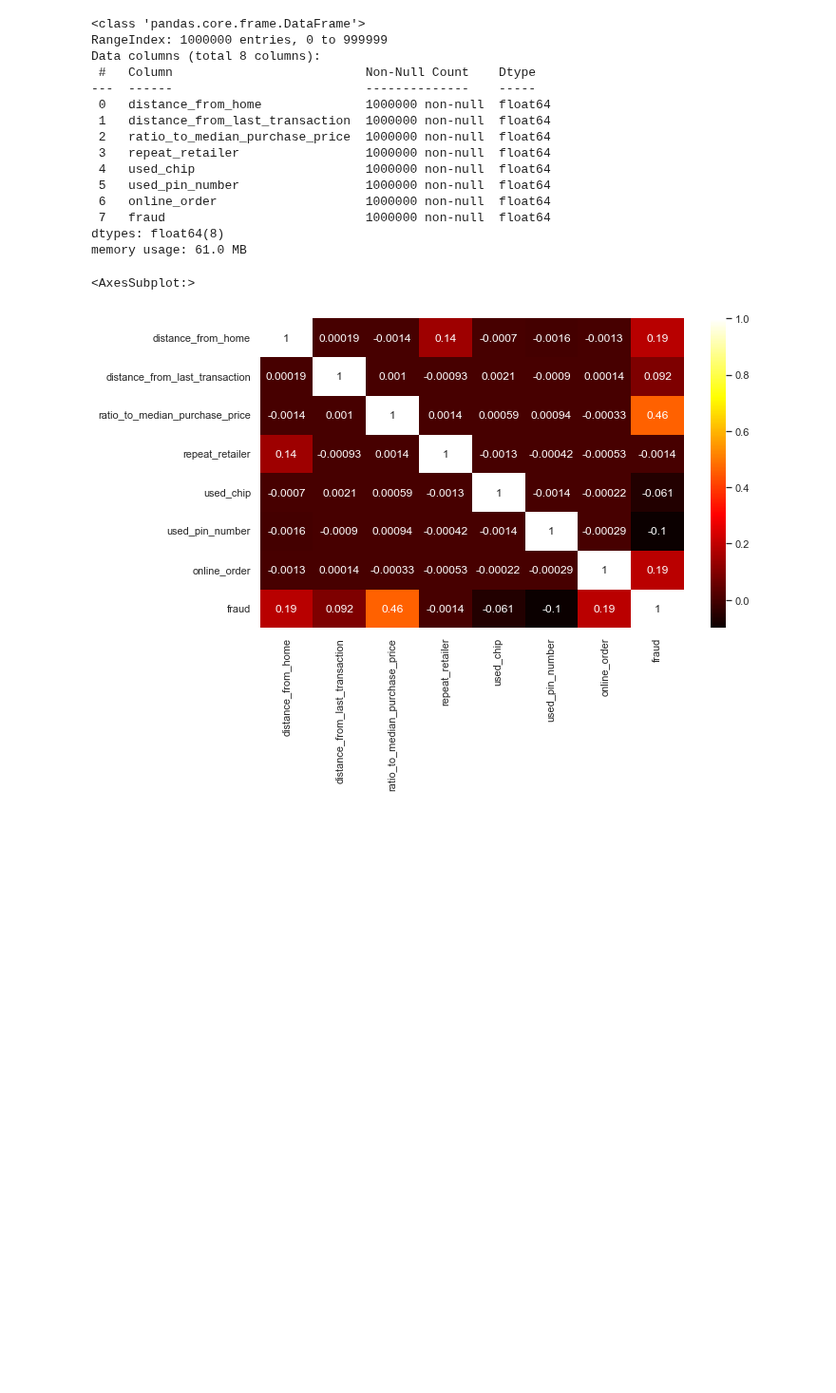
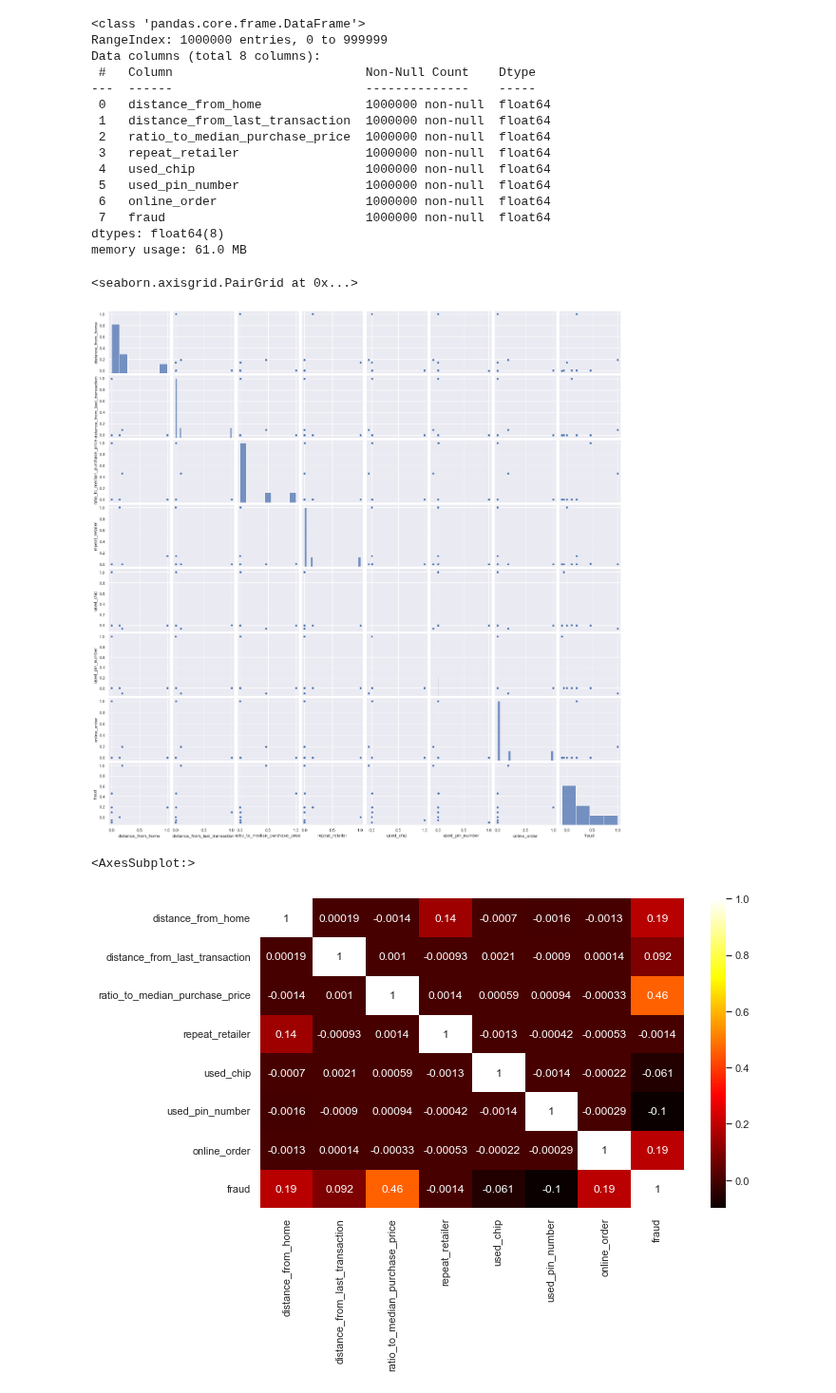
Before and after one commit to kristrip/Data_Science_Projects-, a Jupyter notebook: Credit Card Fraud Detection/Credit Card Fraud Detection Using KNN DT RFC.ipynb, the cells around one changed output. Shown at 95% size. Saved outputs shown, nothing was run; the diff lists cells and outputs as text; code cells hidden in the pictures; blank space fills up the shorter version.

```diff
--- a/Credit Card Fraud Detection/Credit Card Fraud Detection Using KNN DT RFC.ipynb
+++ b/Credit Card Fraud Detection/Credit Card Fraud Detection Using KNN DT RFC.ipynb
@@ -60,6 +59,11 @@ dtypes: float64(8)
 memory usage: 61.0 MB
 # %%
 corr = df.corr()
+# %%
+sns.pairplot(corr)
+# %% [output]
+<seaborn.axisgrid.PairGrid at 0x...>
+[figure, added]
 # %%
 sns.heatmap(corr, xticklabels = corr.columns, yticklabels = corr.columns, annot = True, cmap = "hot")
 # %% [output]
```
Also changed, not shown: parts of 15 cells of this notebook.
